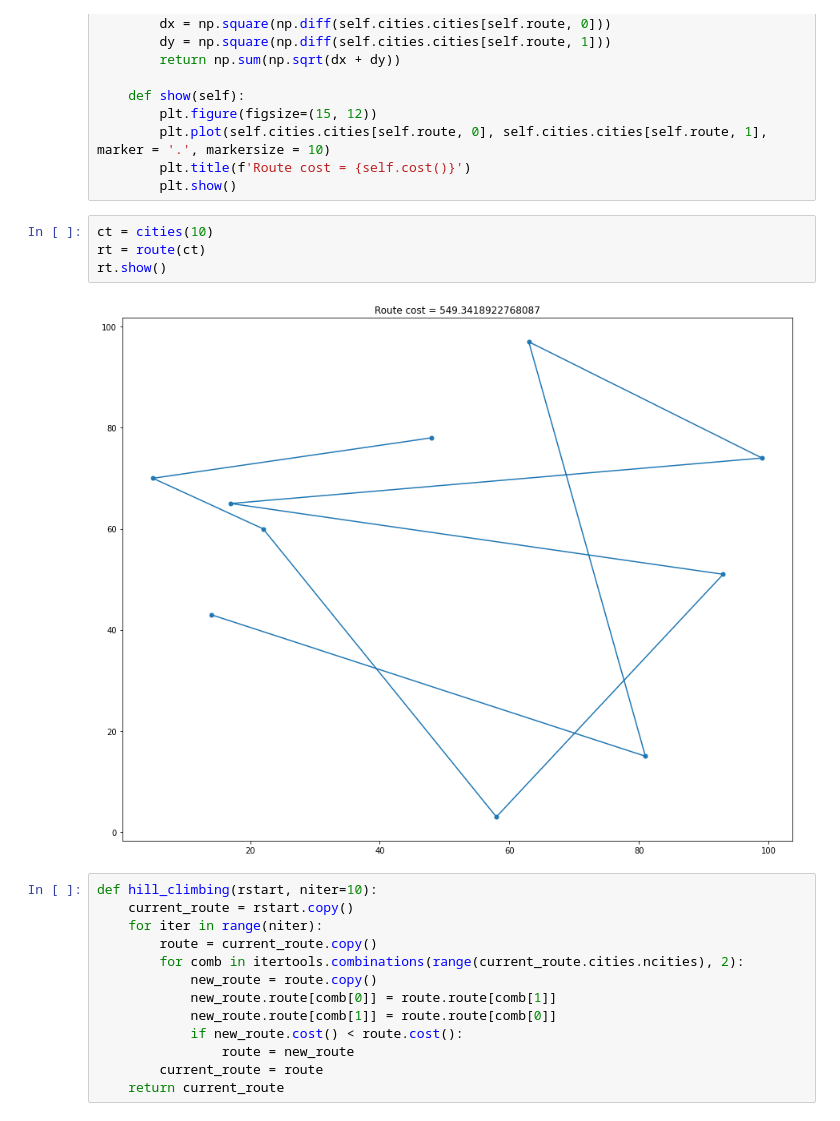
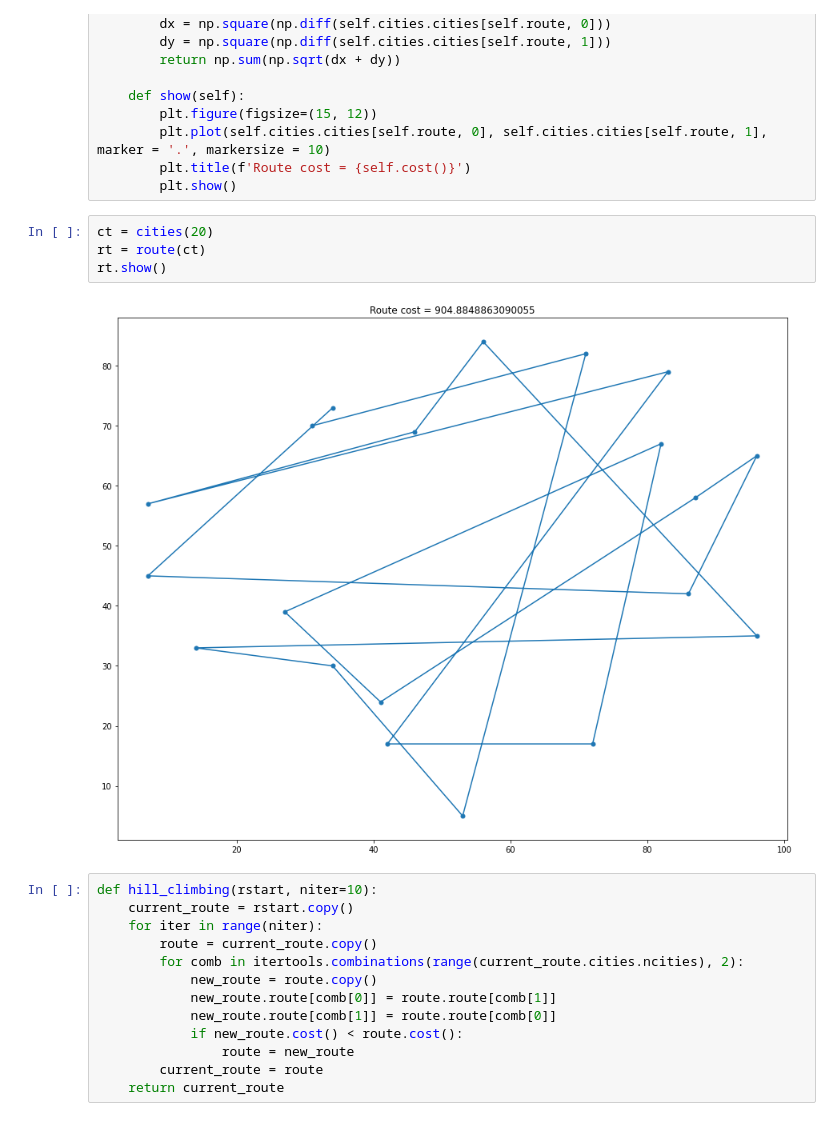
Before and after one commit to borislevant/aiplayground, a Jupyter notebook: genetic_algorithm_TSP.ipynb, the cells around one changed output. Cells and saved outputs as stored; diff of their text form.

```diff
--- a/genetic_algorithm_TSP.ipynb
+++ b/genetic_algorithm_TSP.ipynb
@@ -68,11 +68,11 @@ class route:
         plt.title(f'Route cost = {self.cost()}')
         plt.show()
 # %%
-ct = cities(10)
+ct = cities(20)
 rt = route(ct)
 rt.show()
 # %% [output]
-[figure, old version]
+[figure, new version]
 # %%
 def hill_climbing(rstart, niter=10):
     current_route = rstart.copy()
```
Also changed, not shown: parts of 5 cells of this notebook.
